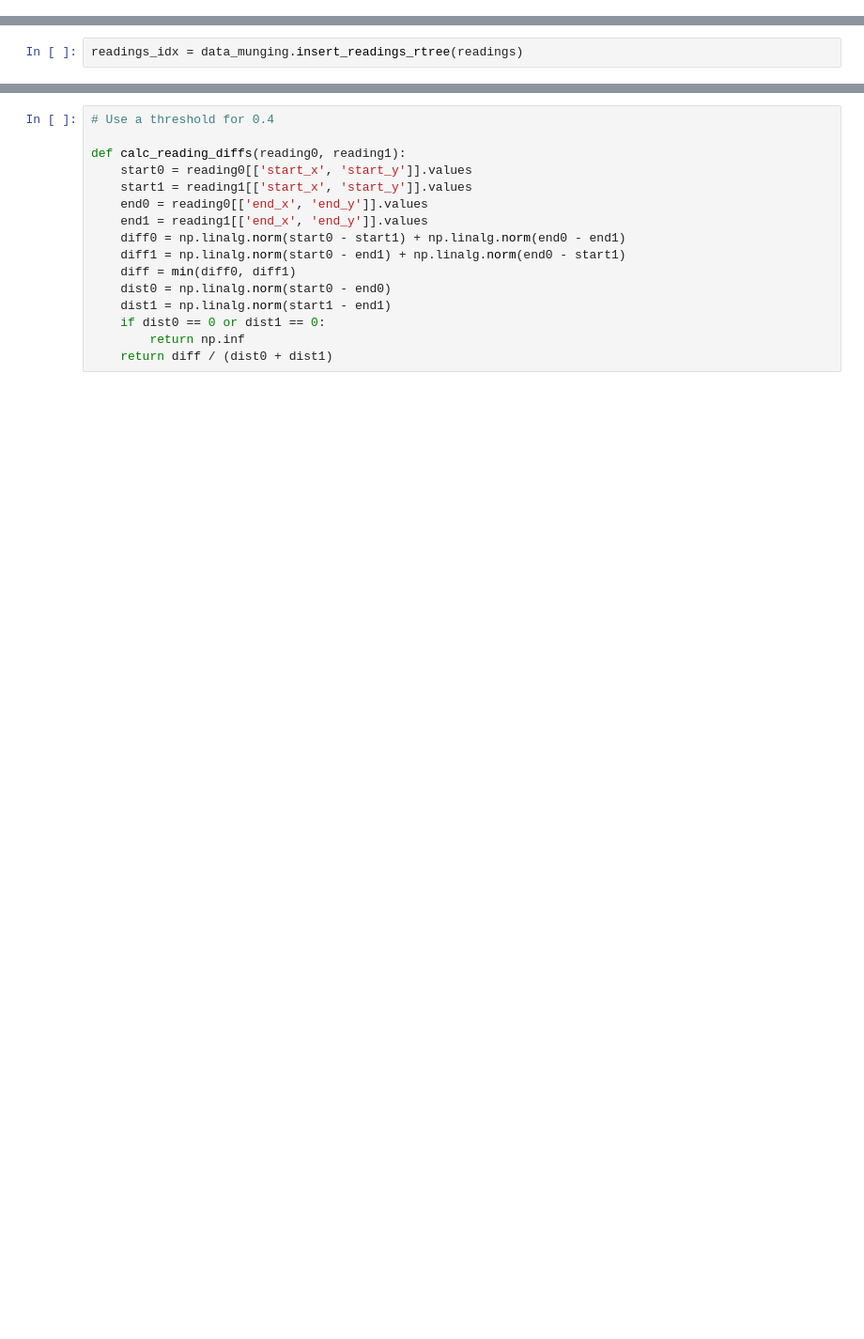
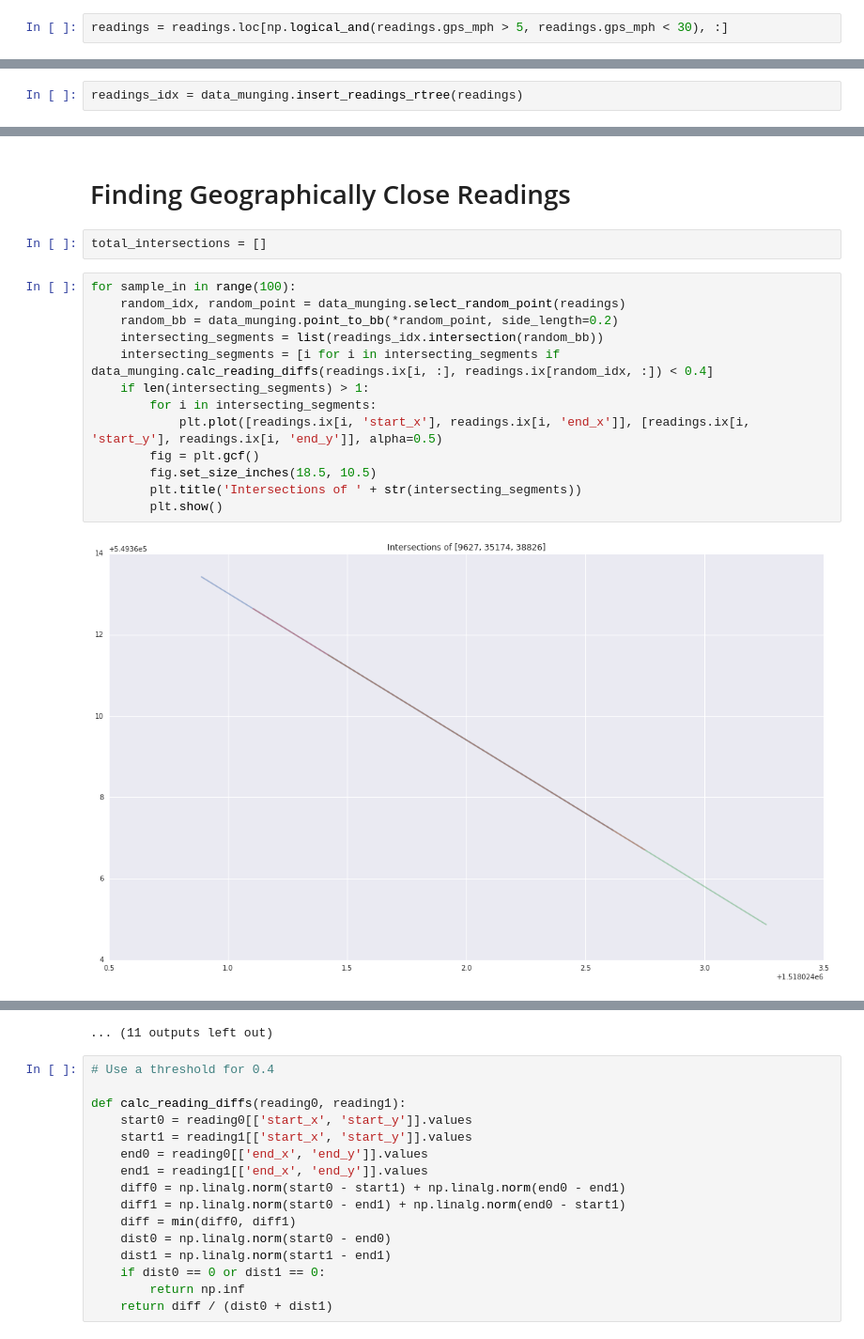
Before and after one commit to zscore/pavement_analysis, a Jupyter notebook: src/pavement_presentation.ipynb, the cells around one changed output, grey strips where cells are left out. Shown at 94% size. Drawn from its saved outputs; the diff is of its cells as text; blank space fills up the shorter version.

```diff
--- a/src/pavement_presentation.ipynb
+++ b/src/pavement_presentation.ipynb
@@ -143,0 +147,2 @@ Name: 0, dtype: object
+# %%
+readings = readings.loc[np.logical_and(readings.gps_mph > 5, readings.gps_mph < 30), :]
@@ -208,0 +198,19 @@ SyntaxError: invalid syntax (<ipython-input-8-54bcfd4dc2e5>, line 5)
+# %% [markdown]
+# Finding Geographically Close Readings
+# %%
+total_intersections = []
+# %%
+for sample_in in range(100):
+    random_idx, random_point = data_munging.select_random_point(readings)
+    random_bb = data_munging.point_to_bb(*random_point, side_length=0.2)
+    intersecting_segments = list(readings_idx.intersection(random_bb))
+    intersecting_segments = [i for i in intersecting_segments if data_munging.calc_reading_diffs(readings.ix[i, :], readings.ix[random_idx, :]) < 0.4]
+    if len(intersecting_segments) > 1:
+        for i in intersecting_segments:
+            plt.plot([readings.ix[i, 'start_x'], readings.ix[i, 'end_x']], [readings.ix[i, 'start_y'], readings.ix[i, 'end_y']], alpha=0.5)
+        fig = plt.gcf()
+        fig.set_size_inches(18.5, 10.5)
+        plt.title('Intersections of ' + str(intersecting_segments))
+        plt.show()
+# %% [output]
+[figure, added]
@@ -209,3 +228,4 @@ SyntaxError: invalid syntax (<ipython-input-8-54bcfd4dc2e5>, line 5)
+... (11 outputs left out)
 # %%
 # Use a threshold for 0.4
 
```
Also changed, not shown: parts of 61 cells of this notebook.
